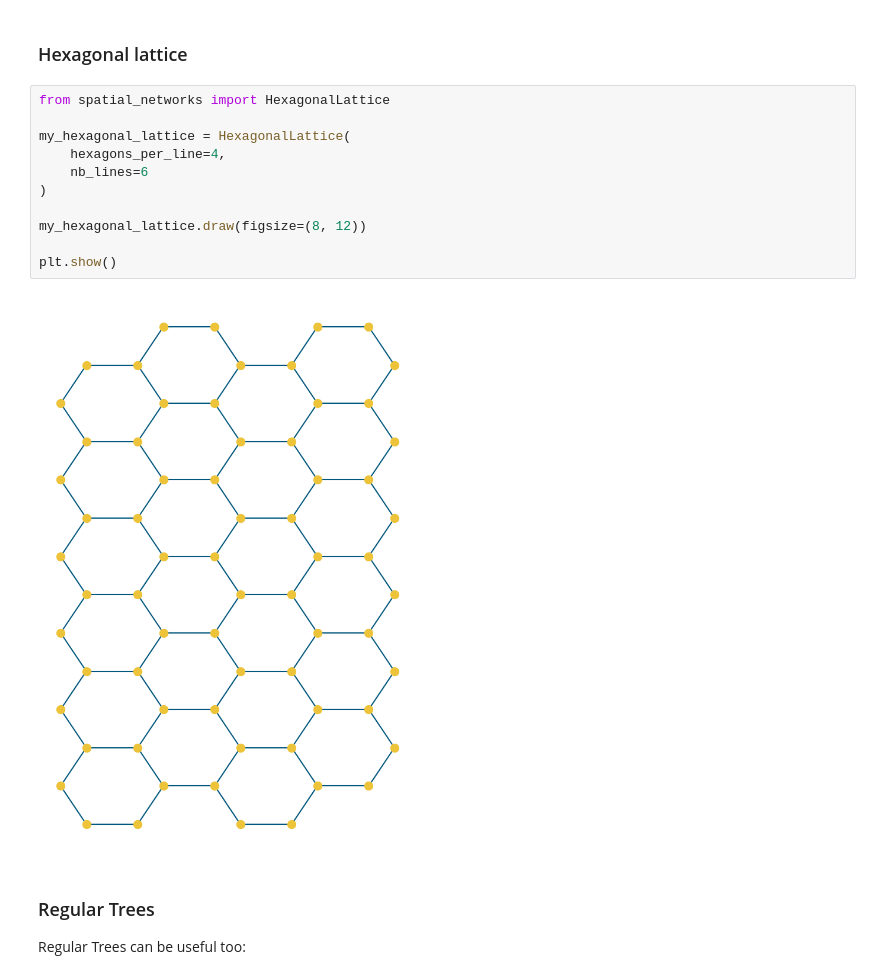
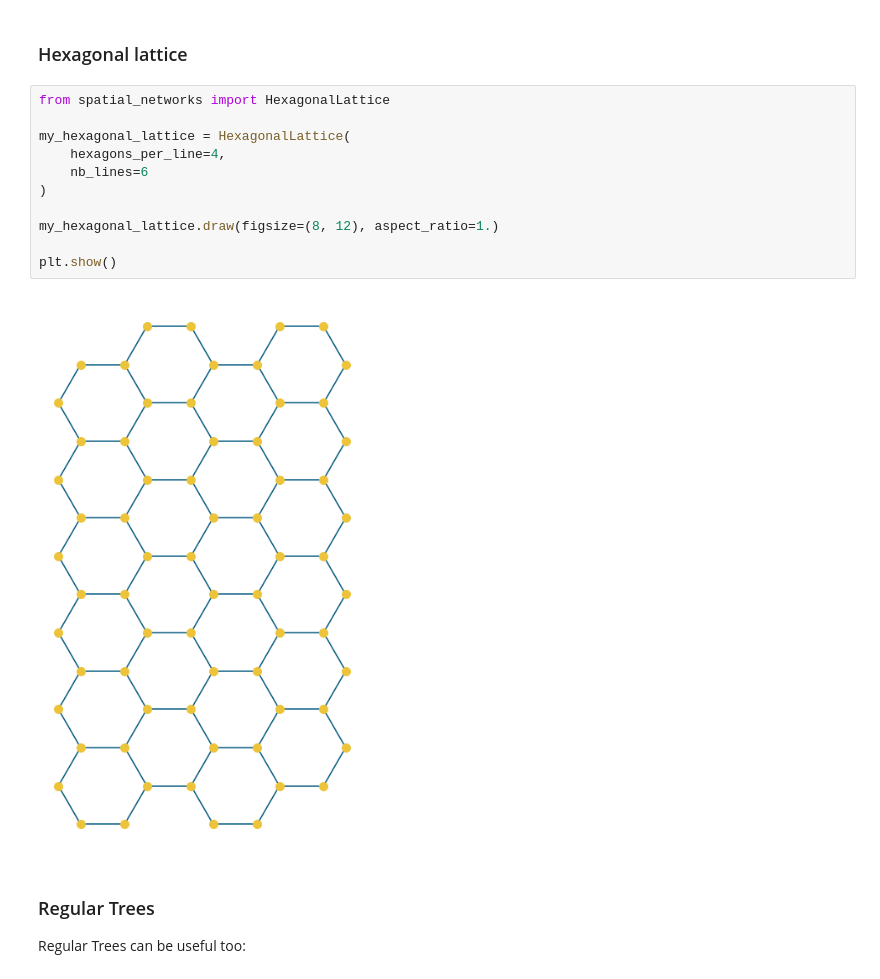
Before and after one commit to pauldechorgnat/spatial-networks, a Jupyter notebook: notebooks/02_basic_graphs.ipynb, the cells around one changed output. Saved outputs shown, nothing was run; the diff lists cells and outputs as text.

```diff
--- a/notebooks/02_basic_graphs.ipynb
+++ b/notebooks/02_basic_graphs.ipynb
@@ -179,16 +179,16 @@ plt.show()
 # %%
 from spatial_networks import HexagonalLattice
 
 my_hexagonal_lattice = HexagonalLattice(
     hexagons_per_line=4,
     nb_lines=6
 )
 
-my_hexagonal_lattice.draw(figsize=(8, 12))
+my_hexagonal_lattice.draw(figsize=(8, 12), aspect_ratio=1.)
 
 plt.show()
 # %% [output]
-[figure, old version]
+[figure, new version]
 # %% [markdown]
 ### Regular Trees
 
```
Also changed, not shown: parts of 8 cells of this notebook, 5 other files.
